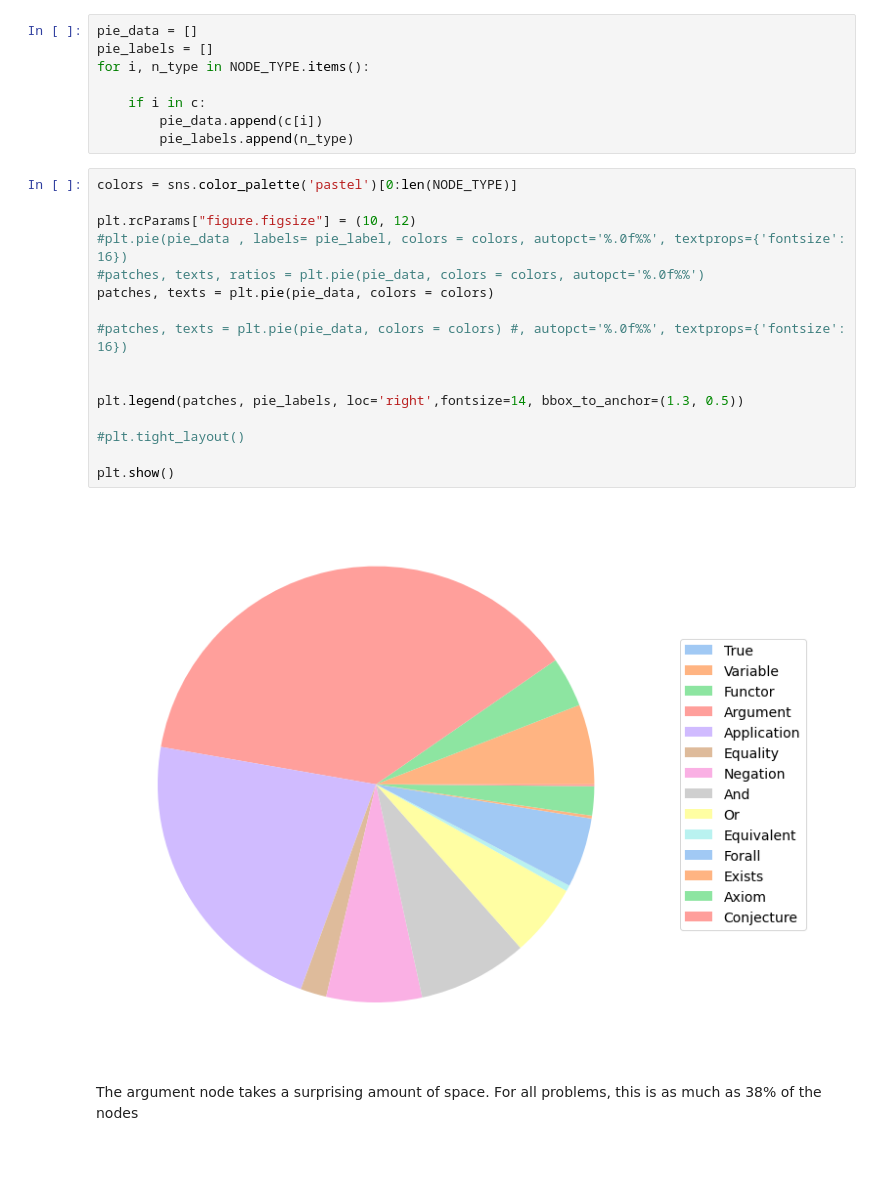
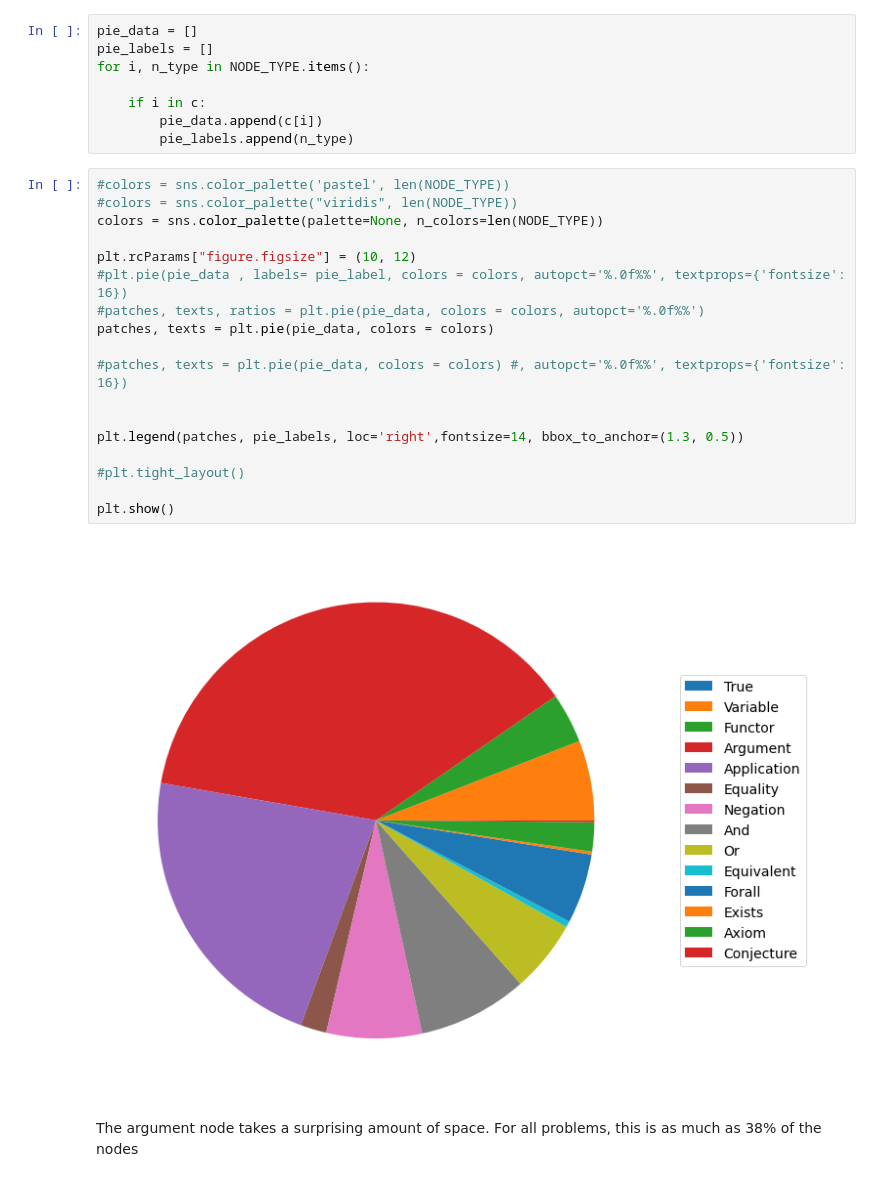
Before and after one commit to EdvardHolden/gnn-entailment-caption, a Jupyter notebook: notebooks/Analyse nodes.ipynb, the cells around one changed output. Cells and saved outputs as stored; diff of their text form.

```diff
--- a/notebooks/Analyse nodes.ipynb
+++ b/notebooks/Analyse nodes.ipynb
@@ -91,23 +91,25 @@ for i, n_type in NODE_TYPE.items():
         pie_data.append(c[i])
         pie_labels.append(n_type)
 # %%
-colors = sns.color_palette('pastel')[0:len(NODE_TYPE)]
+#colors = sns.color_palette('pastel', len(NODE_TYPE))
+#colors = sns.color_palette("viridis", len(NODE_TYPE))
+colors = sns.color_palette(palette=None, n_colors=len(NODE_TYPE))
 
 plt.rcParams["figure.figsize"] = (10, 12)
 #plt.pie(pie_data , labels= pie_label, colors = colors, autopct='%.0f%%', textprops={'fontsize': 16})
 #patches, texts, ratios = plt.pie(pie_data, colors = colors, autopct='%.0f%%')
 patches, texts = plt.pie(pie_data, colors = colors)
 
 #patches, texts = plt.pie(pie_data, colors = colors) #, autopct='%.0f%%', textprops={'fontsize': 16})
 
 
 plt.legend(patches, pie_labels, loc='right',fontsize=14, bbox_to_anchor=(1.3, 0.5))
 
 #plt.tight_layout()
 
 plt.show()
 # %% [output]
-[figure, old version]
+[figure, new version]
 # %% [markdown]
 The argument node takes a surprising amount of space.
 For all problems, this is as much as 38% of the nodes
```
Also changed, not shown: parts of 2 cells of this notebook, 2 other files.
